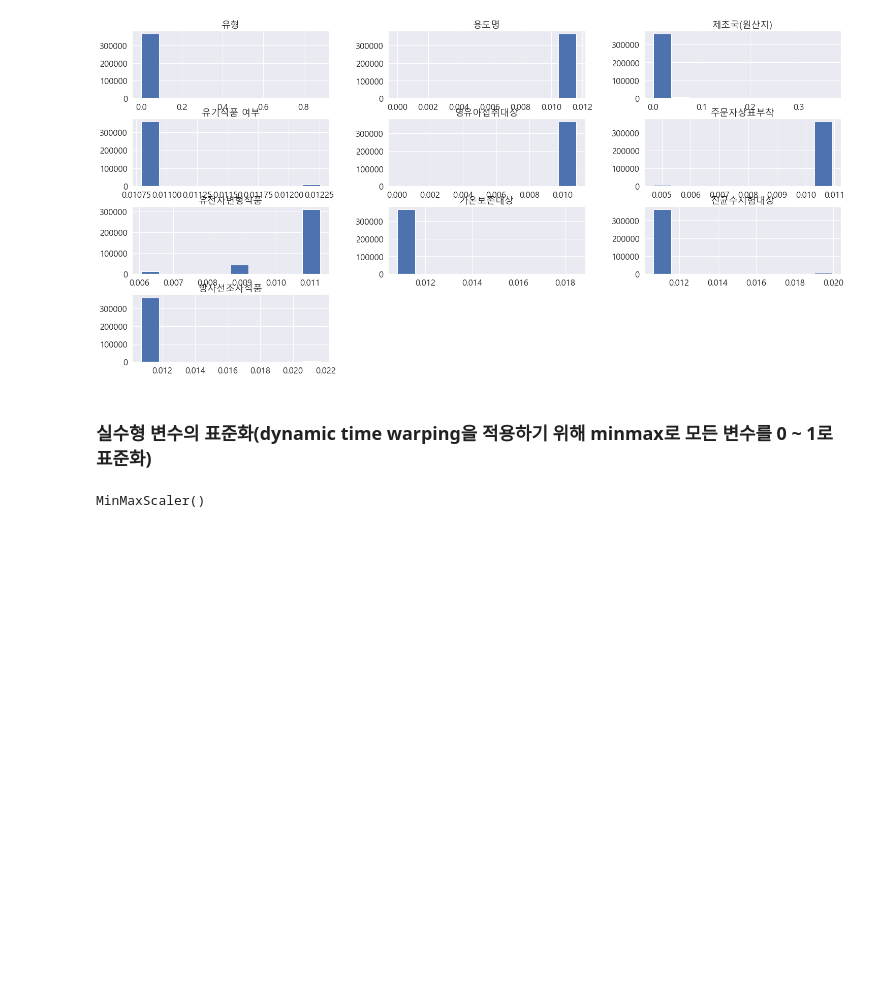
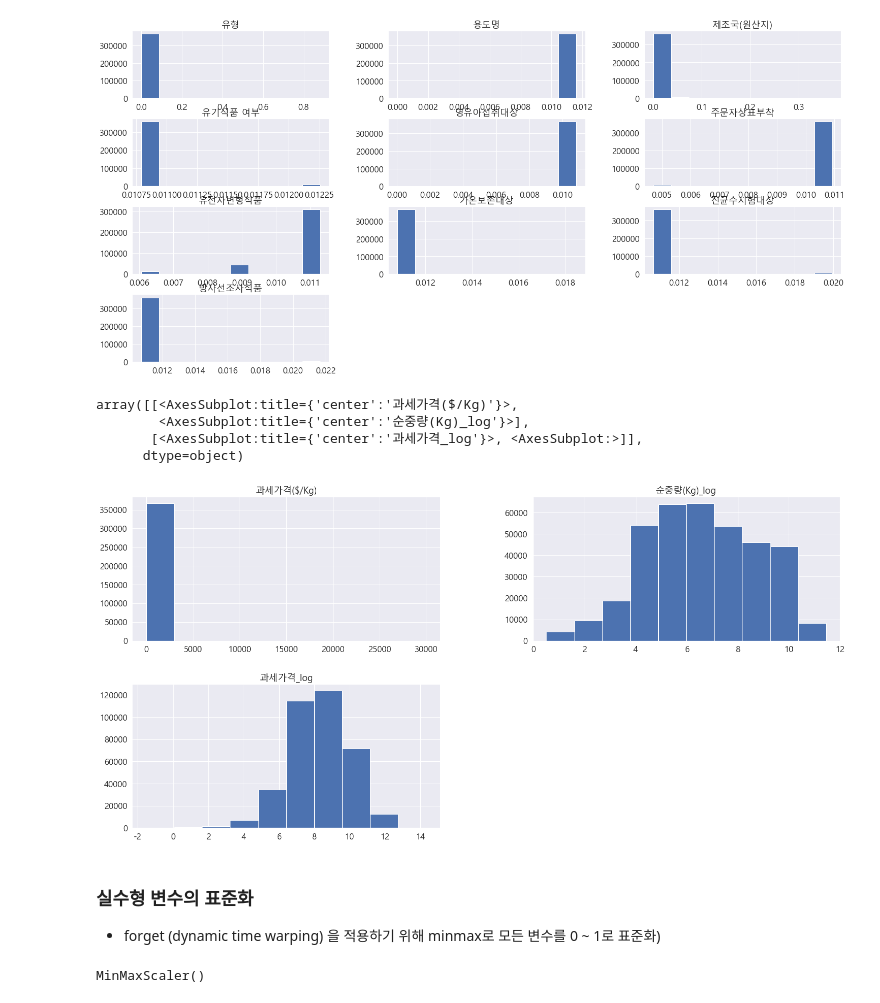
Before and after one commit to ancestor9/smart-food, a Jupyter notebook: 02_수입식품_anomaly detection_risk_based.ipynb, the cells around one changed output. Drawn from its saved outputs; the diff is of its cells as text; code cells hidden in the pictures; blank space fills up the shorter version.

```diff
--- a/02_수입식품_anomaly detection_risk_based.ipynb
+++ b/02_수입식품_anomaly detection_risk_based.ipynb
@@ -181,8 +181,17 @@ array([[<AxesSubplot:title={'center':'유형'}>,
        [<AxesSubplot:title={'center':'방사선조사식품'}>, <AxesSubplot:>,
         <AxesSubplot:>]], dtype=object)
 [figure]
+# %%
+tf[numeric_features].hist(figsize=(25,12))
+# %% [output]
+array([[<AxesSubplot:title={'center':'과세가격($/Kg)'}>,
+        <AxesSubplot:title={'center':'순중량(Kg)_log'}>],
+       [<AxesSubplot:title={'center':'과세가격_log'}>, <AxesSubplot:>]],
+      dtype=object)
+[figure, added]
 # %% [markdown]
-### 실수형 변수의 표준화(dynamic time warping을 적용하기 위해 minmax로 모든 변수를 0 ~ 1로 표준화)
+### 실수형 변수의 표준화
+- forget (dynamic time warping) 을 적용하기 위해 minmax로 모든 변수를 0 ~ 1로 표준화)
 # %%
 from sklearn.preprocessing import StandardScaler, MinMaxScaler
 encoder = MinMaxScaler()
```
Also changed, not shown: parts of 1 cell of this notebook, 2 other files.
